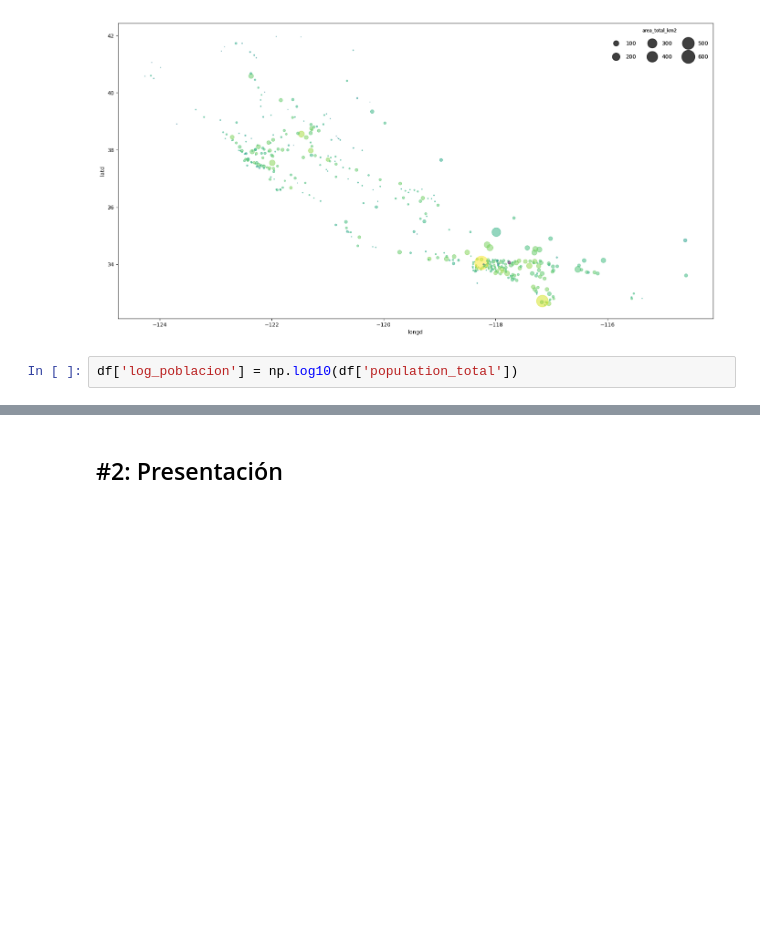
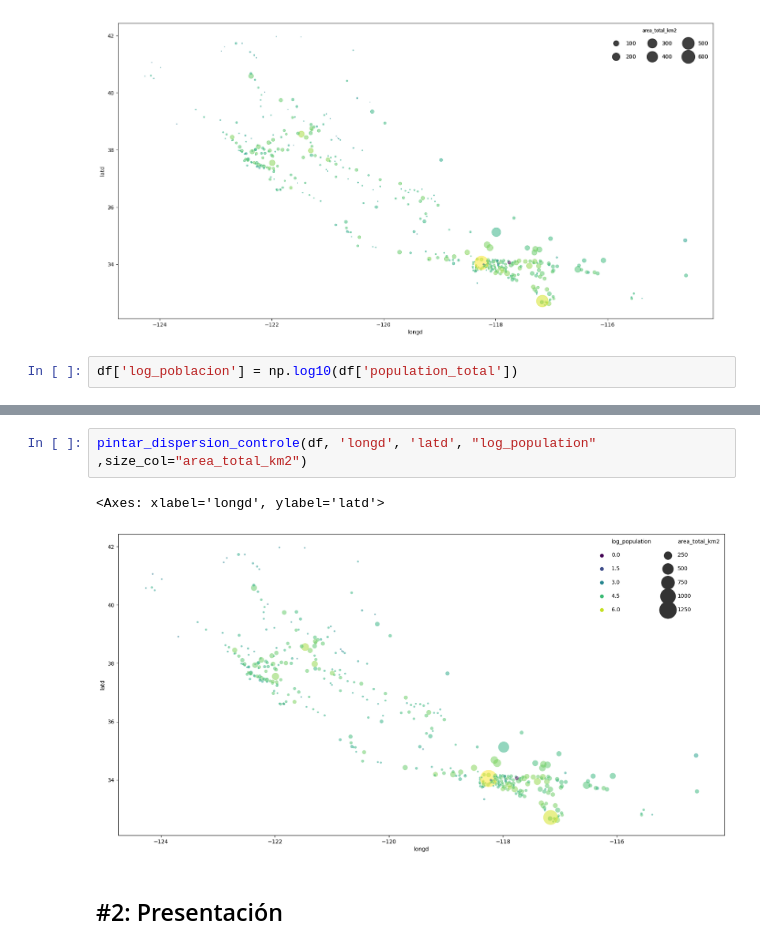
Before and after one commit to neural-insights/ONLINE_DS_THEBRIDGE_BOOTCAMP, a Jupyter notebook: 03_Analisis_de_Datos/Sprint_08/Unidad_02_Herramientas_Avanzadas_Presentaciones/Practica_Obligatoria/18_Practica_Obligatoria_Visualizacion_Presentacion.ipynb, the cells around one changed output, grey strips where cells are left out. Drawn from its saved outputs; the diff is of its cells as text; blank space fills up the shorter version.

```diff
--- a/03_Analisis_de_Datos/Sprint_08/Unidad_02_Herramientas_Avanzadas_Presentaciones/Practica_Obligatoria/18_Practica_Obligatoria_Visualizacion_Presentacion.ipynb
+++ b/03_Analisis_de_Datos/Sprint_08/Unidad_02_Herramientas_Avanzadas_Presentaciones/Practica_Obligatoria/18_Practica_Obligatoria_Visualizacion_Presentacion.ipynb
@@ -194,3 +204,8 @@ pintar_dispersion_2(
+# %%
+pintar_dispersion_controle(df, 'longd', 'latd', "log_population" ,size_col="area_total_km2")
+# %% [output]
+<Axes: xlabel='longd', ylabel='latd'>
+[figure, added]
 # %% [markdown]
 ## #2: Presentación
 # %% [markdown]
```
Also changed, not shown: parts of 16 cells of this notebook.
